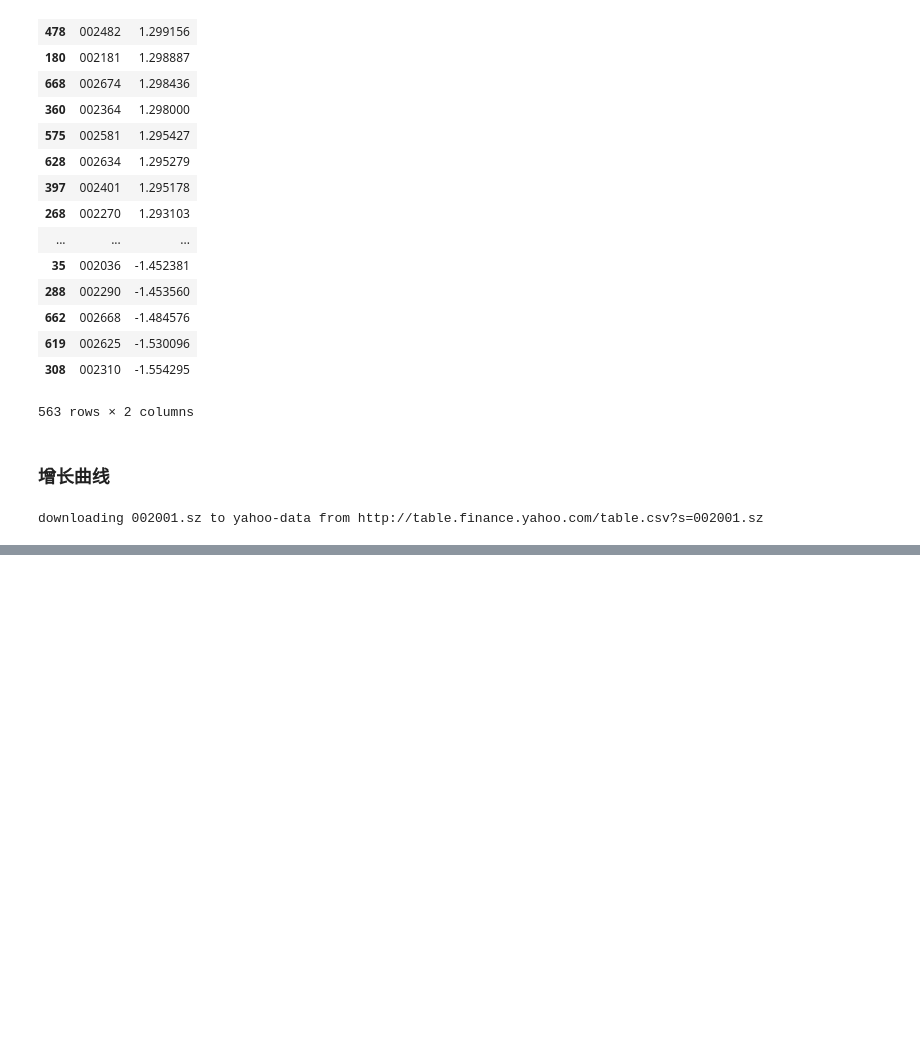
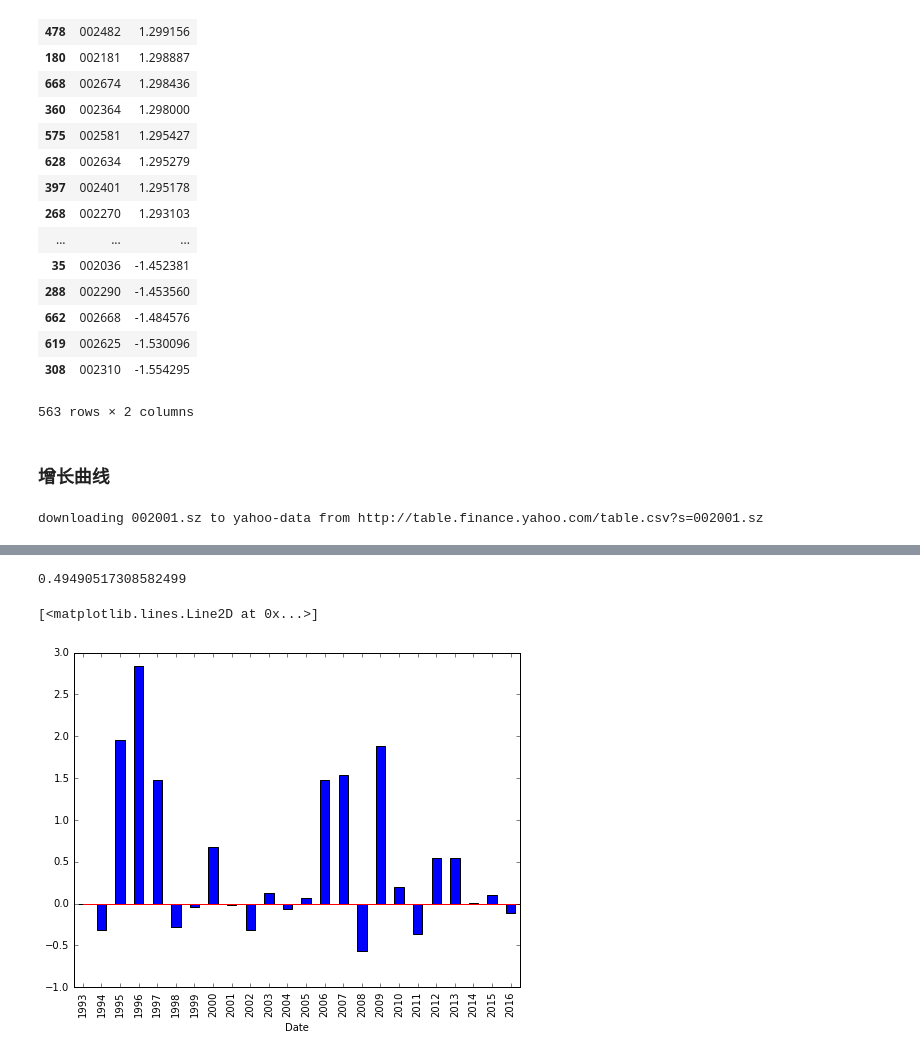
Before and after one commit to kamidox/stock-analysis, a Jupyter notebook: yahoo-stock.ipynb, the cells around one changed output, grey strips where cells are left out. Drawn from its saved outputs; the diff is of its cells as text; code cells hidden in the pictures; blank space fills up the shorter version.

```diff
--- a/yahoo-stock.ipynb
+++ b/yahoo-stock.ipynb
@@ -203,0 +243,6 @@ growth_per_year
+# %%
+# 这里的关键信息：
+# 计算年化收益率时，diff 应该要除以前一年的价格，即在前一年的价格的基础上上涨了多少，而不是在当前年的价格。
+diff = price_in_years.diff()
+rate_in_years =  diff / (price_in_years - diff)
+rate_in_years
@@ -203,0 +267,12 @@ growth_per_year
+# %%
+rate_in_years.mean()
+# %% [output]
+0.49490517308582499
+# %%
+rate_in_years.plot(kind='bar', figsize=(8,6))
+X = [0, len(rate_in_years)]
+Y = [0, 0]
+plt.plot(X, Y, color='red', linestyle='-')
+# %% [output]
+[<matplotlib.lines.Line2D at 0x...>]
+[figure, added]
```
Also changed, not shown: parts of 13 cells of this notebook.
